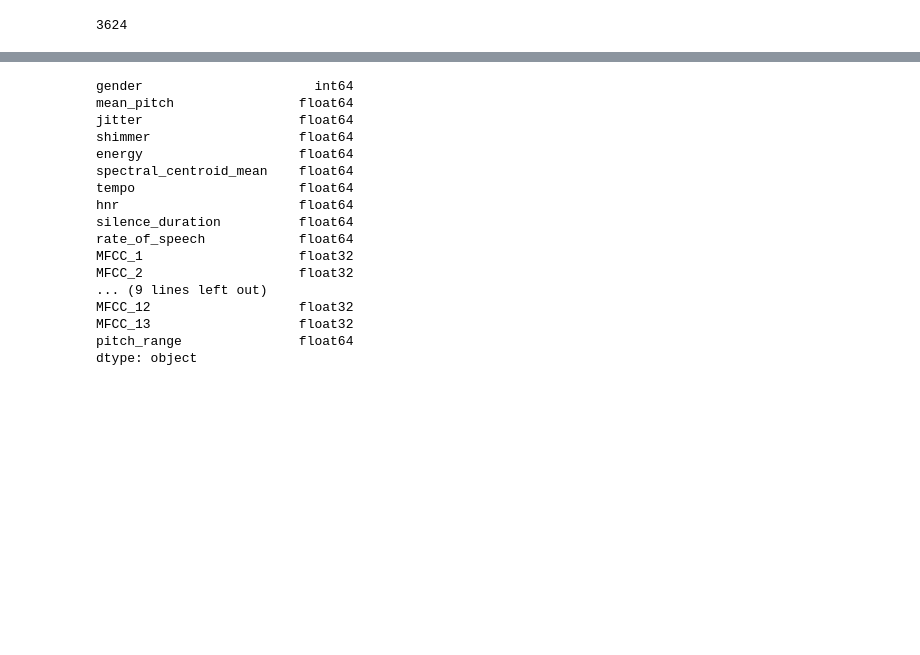
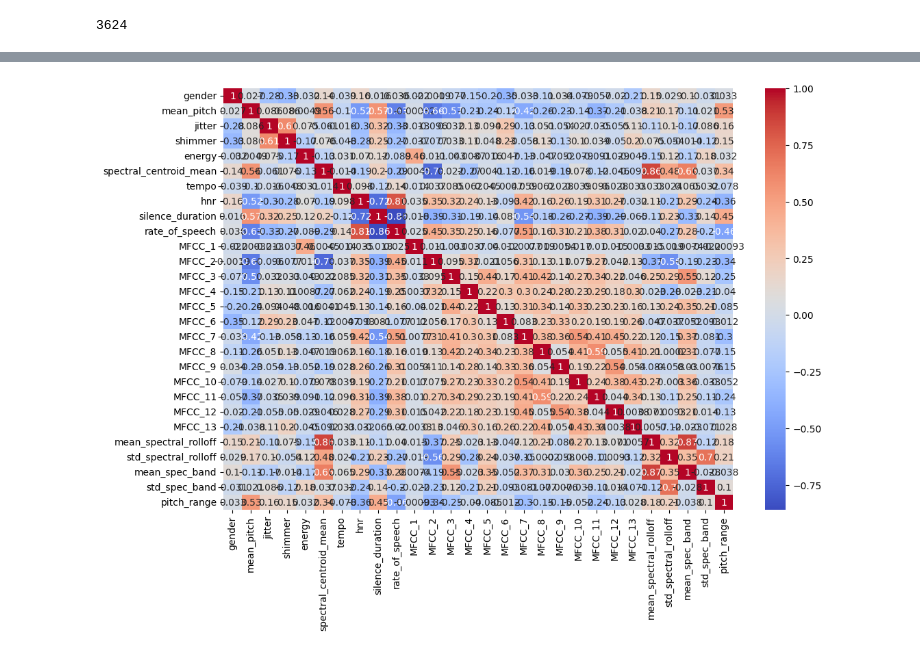
Before and after one commit to CarlaFinocchiaro/Age-Estimation, a Jupyter notebook: progetto_test.ipynb, the cells around one changed output, grey strips where cells are left out. Drawn from its saved outputs; the diff is of its cells as text; code cells hidden in the pictures; blank space fills up the shorter version.

```diff
--- a/progetto_test.ipynb
+++ b/progetto_test.ipynb
@@ -294,4 +333,4 @@ len(mfcc_list)
 # %%
 df["pitch_range"] = df["max_pitch"] - df["min_pitch"]
 # %%
-df = df.drop(columns=["max_pitch", "min_pitch", "num_words", "path", "num_characters", "Id", "sampling_rate"])
+df = df.drop(columns=["max_pitch", "min_pitch", "num_words", "path", "num_characters", "Id", "sampling_rate", "ethnicity", "num_pauses", "zcr_mean"])
@@ -324,20 +357,9 @@ display(df)
-# %%
-df.dtypes
-# %% [output]
-gender                      int64
-mean_pitch                float64
-jitter                    float64
-shimmer                   float64
-energy                    float64
-spectral_centroid_mean    float64
-tempo                     float64
-hnr                       float64
-silence_duration          float64
-rate_of_speech            float64
-MFCC_1                    float32
-MFCC_2                    float32
-... (9 lines left out)
-MFCC_12                   float32
-MFCC_13                   float32
-pitch_range               float64
-dtype: object
+# %%
+correlation = df[:2933].corr()
+
+plt.figure(figsize=(22, 12))
+
+sns.heatmap(correlation, annot=True, cmap="coolwarm")
+plt.show()
+# %% [output]
+[figure, added]
```
Also changed, not shown: parts of 24 cells of this notebook, 1 other file.
